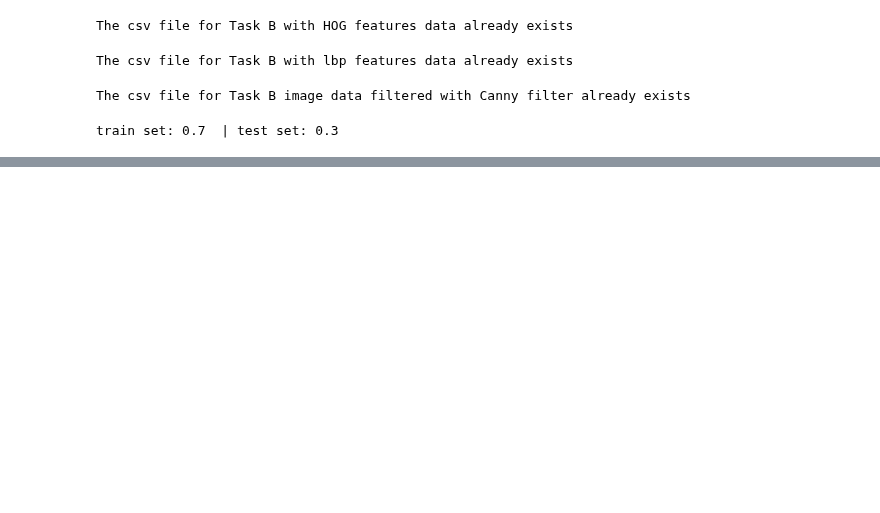
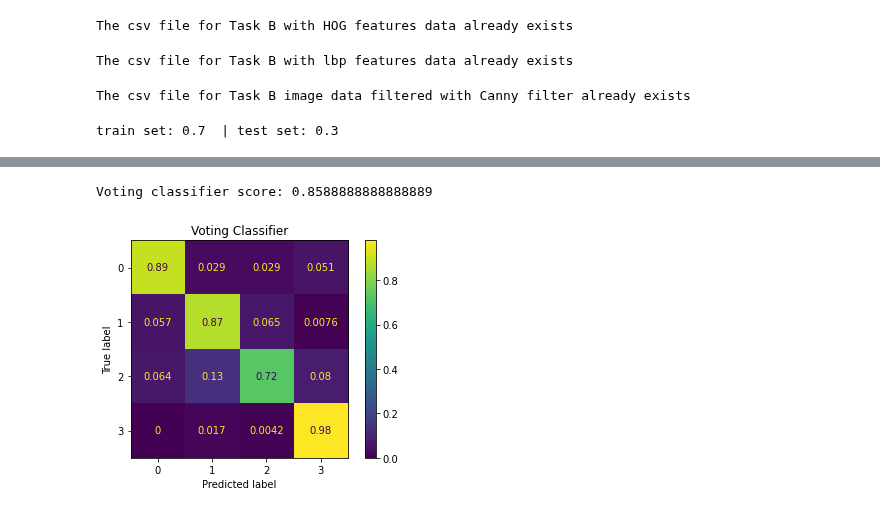
Before and after one commit to tanpinray/AMLS_22-21_SN18100138, a Jupyter notebook: Task_B.ipynb, the cells around one changed output, grey strips where cells are left out. Saved outputs shown, nothing was run; the diff lists cells and outputs as text; code cells hidden in the pictures; blank space fills up the shorter version.

```diff
--- a/Task_B.ipynb
+++ b/Task_B.ipynb
@@ -302,3 +356,33 @@ def SVMClassifier(X_train, y_train, X_test):
+# %%
+def voting(X_train, y_train, X_test, n_neighbours, n_trees):
+    clf1 = svm.SVC(kernel='rbf', degree=3,  probability=True)
+    # clf2 = LogisticRegressionCV(cv=5, multi_class='multinomial', max_iter = 400, random_state=0)
+    clf2 = RandomForestClassifier(n_estimators=n_trees)
+    clf3 = KNeighborsClassifier(n_neighbors=n_neighbours)
+
+    eclf1 = VotingClassifier(estimators=[
+        ('svc', clf1), ('rf', clf2), ('knn', clf3)], voting='hard')
+    eclf1.fit(X_train, y_train)
+
+    Y_pred = eclf1.predict(X_test)
+
+    disp = metrics.ConfusionMatrixDisplay.from_estimator(
+        eclf1,
+        X_test,
+        y_test,
+        cmap='viridis',
+        normalize='true'
+    )
+    disp.ax_.set_title('Voting Classifier')
+
+    return Y_pred, disp
+
+Y_pred_voting, disp_voting = voting(X_train, y_train, X_test, 2, 150)
+score_voting = metrics.accuracy_score(y_test, Y_pred_voting)
+print('Voting classifier score:', score_voting)
+# %% [output]
+Voting classifier score: 0.8588888888888889
+[figure, added]
 # %%
 def baggingClassifierML(X_train, y_train, X_test,k):
 
```
Also changed, not shown: parts of 7 cells of this notebook.
